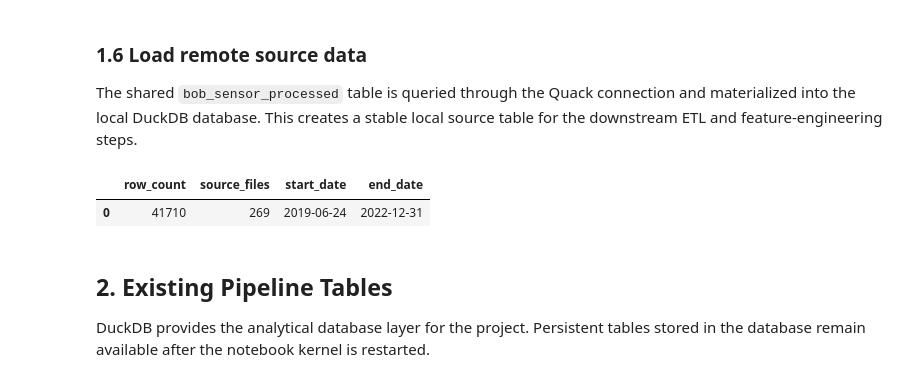
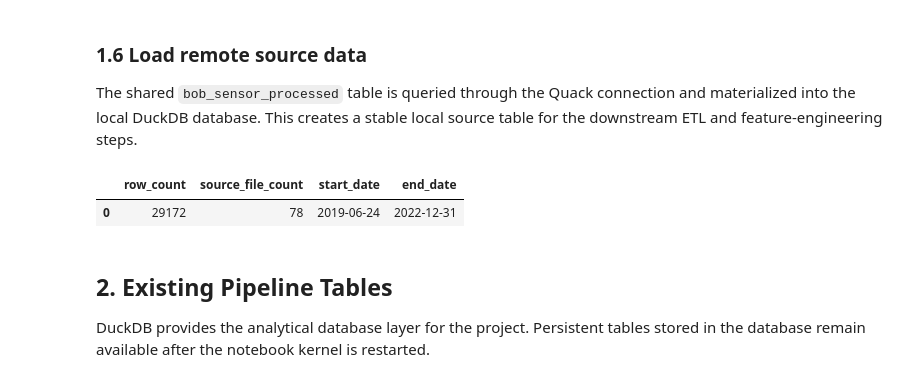
Before and after one commit to stephfn/honey-yield-predictive-model, a Jupyter notebook: Stephanie_Work/Honey_Project_Pipeline.ipynb, the cells around one changed output. Cells and saved outputs as stored; diff of their text form; code cells hidden in the pictures.

```diff
--- a/Stephanie_Work/Honey_Project_Pipeline.ipynb
+++ b/Stephanie_Work/Honey_Project_Pipeline.ipynb
@@ -159,27 +159,28 @@ The shared `bob_sensor_processed` table is queried through the Quack connection
 # %%
 con.execute("""
 CREATE OR REPLACE TABLE bob_sensor_source AS
 SELECT *
 FROM bees.query('
     SELECT *
     FROM bob_sensor_processed
     WHERE interval = ''d''
+      AND dataset = ''years''
 ')
 """)
 
 source_summary = con.execute("""
 SELECT
     COUNT(*) AS row_count,
-    COUNT(DISTINCT source_file) AS source_files,
+    COUNT(DISTINCT source_file) AS source_file_count,
     MIN(CAST(time AS DATE)) AS start_date,
     MAX(CAST(time AS DATE)) AS end_date
 FROM bob_sensor_source
 """).df()
 
 source_summary
 # %% [output]
-|  | row_count | source_files | start_date | end_date |
-| 0 | 41710 | 269 | 2019-06-24 | 2022-12-31 |
+|  | row_count | source_file_count | start_date | end_date |
+| 0 | 29172 | 78 | 2019-06-24 | 2022-12-31 |
 # %% [markdown]
 ## 2. Existing Pipeline Tables
 
```
Also changed, not shown: parts of 31 cells of this notebook.
